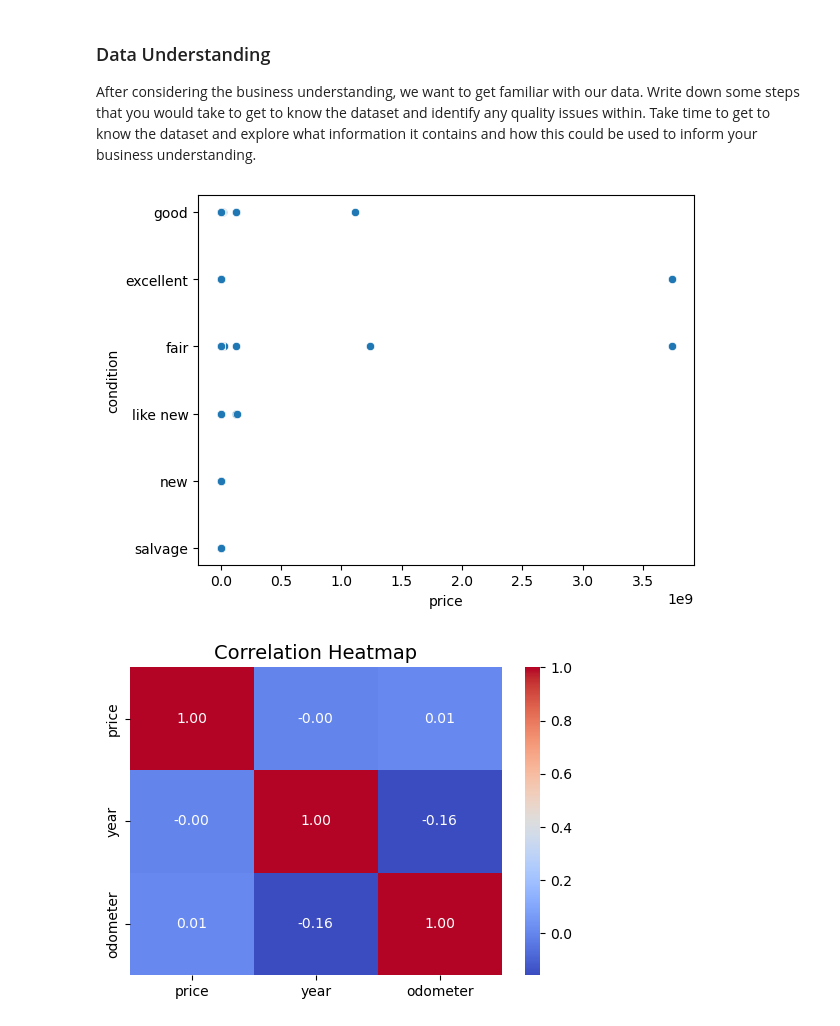
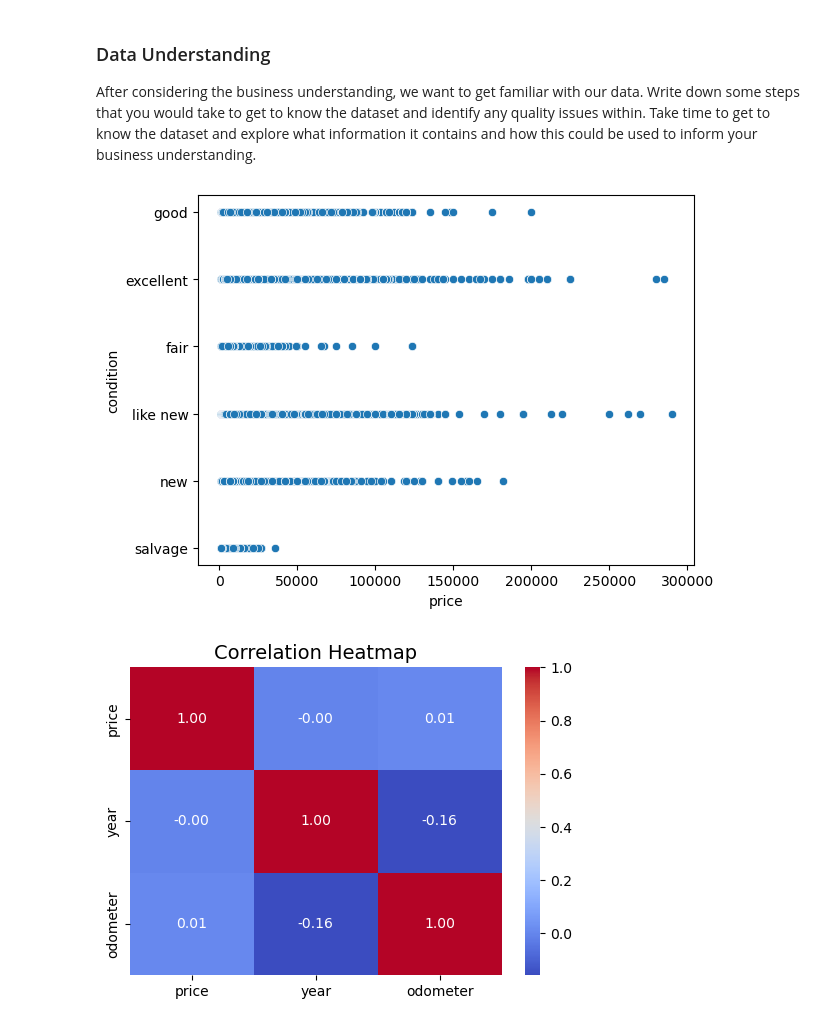
Before and after one commit to mchepuri/car_price_analysis_ml, a Jupyter notebook: prompt_II.ipynb, the cells around one changed output. Drawn from its saved outputs; the diff is of its cells as text; code cells hidden in the pictures.

```diff
--- a/prompt_II.ipynb
+++ b/prompt_II.ipynb
@@ -58,14 +60,14 @@ from sklearn.metrics import mean_squared_error, r2_score
 # %%
 df=pd.read_csv('data/vehicles.csv')
 # %%
-ax=sns.scatterplot(x='price',y='condition', data=df)
-
+df_price_range = df[df["price"].between(1000, 300000)]   # Remove extreme outliers for better plots
+ax=sns.scatterplot(x='price',y='condition', data=df_price_range)
 # While the general trend is clear, there's still a spread of prices within each condition category.
 # This suggests that other factors beyond just the broad condition categories might also
 # influence the final price (e.g., specific features, make/model if it were cars, mileage, etc.)
 plt.show()
 # %% [output]
-[figure, old version]
+[figure, new version]
 # %%
 #df.info()
 corr_columns=["price","year","odometer"]
```
Also changed, not shown: parts of 7 cells of this notebook.
